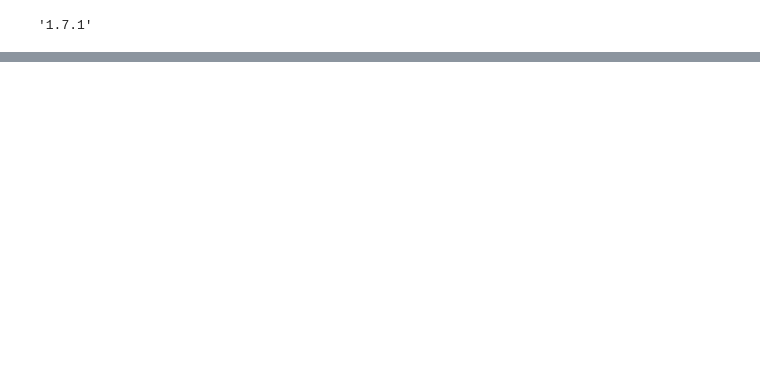
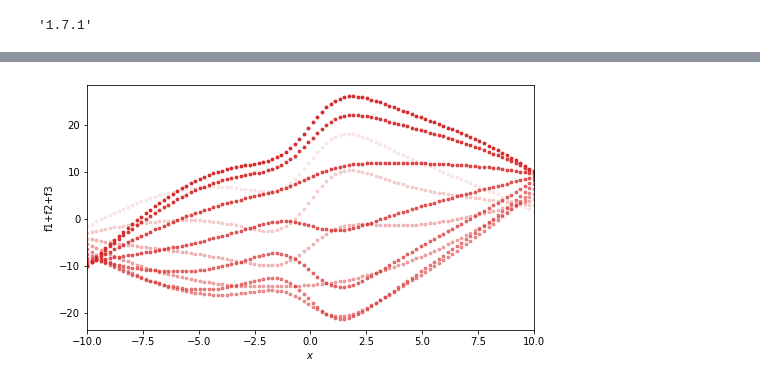
Before and after one commit to FlowModelingControl/flowtorch, a Jupyter notebook: docs/source/notebooks/DMD_introduction.ipynb, the cells around one changed output, grey strips where cells are left out. Drawn from its saved outputs; the diff is of its cells as text; code cells hidden in the pictures; blank space fills up the shorter version.

```diff
--- a/docs/source/notebooks/DMD_introduction.ipynb
+++ b/docs/source/notebooks/DMD_introduction.ipynb
@@ -234,0 +141,10 @@ val, phi = dmd(data, rank=rank) #rank=3 was determined from the POD-mode visuali
+# %%
+data = f1 + f2 + f3
+
+plot_data(Xm[0,:], data, 4)
+
+#Create our two data snapshots X and X'
+X = data[:,:-1]
+X_prime = data[:,1:]
+# %% [output]
+[figure, added]
```
Also changed, not shown: parts of 45 cells of this notebook.
